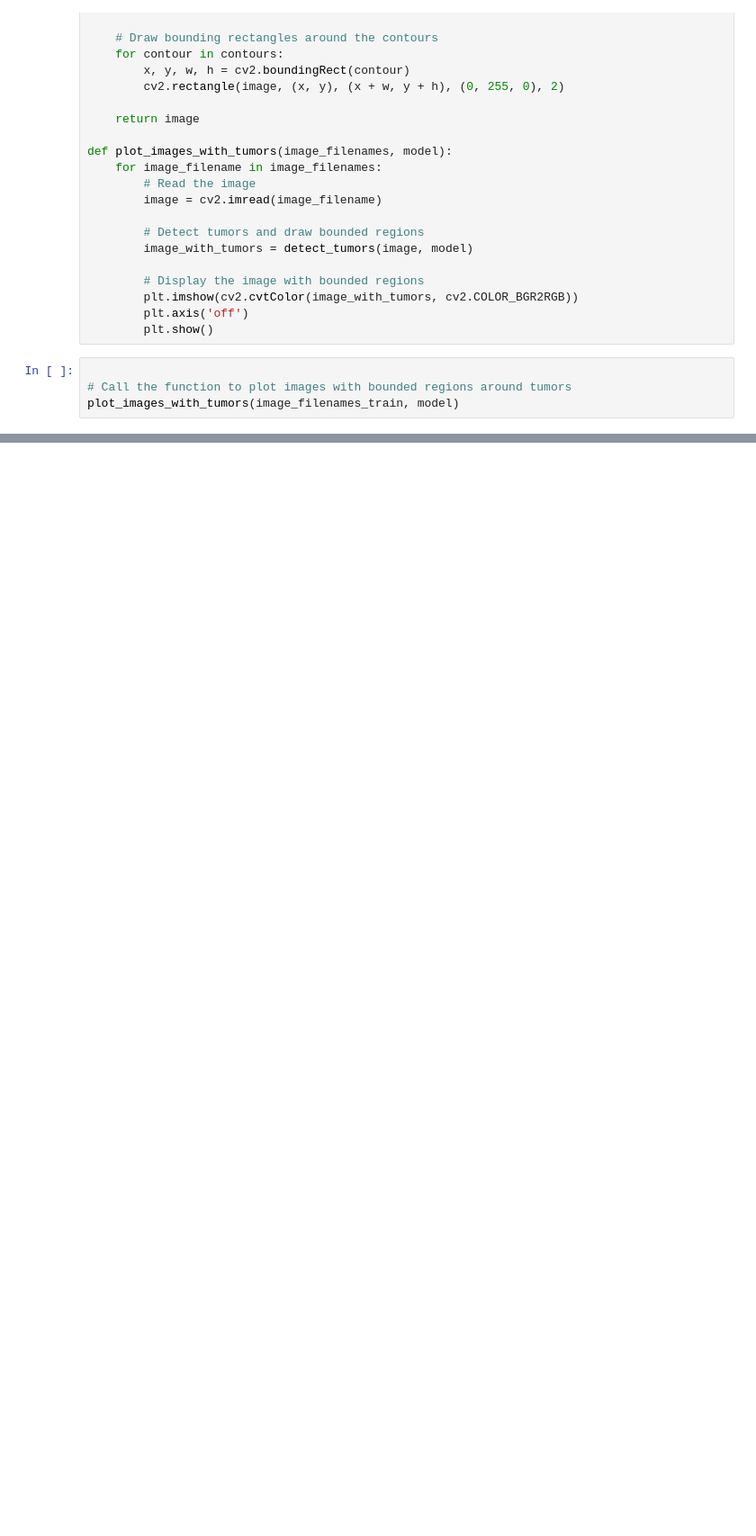
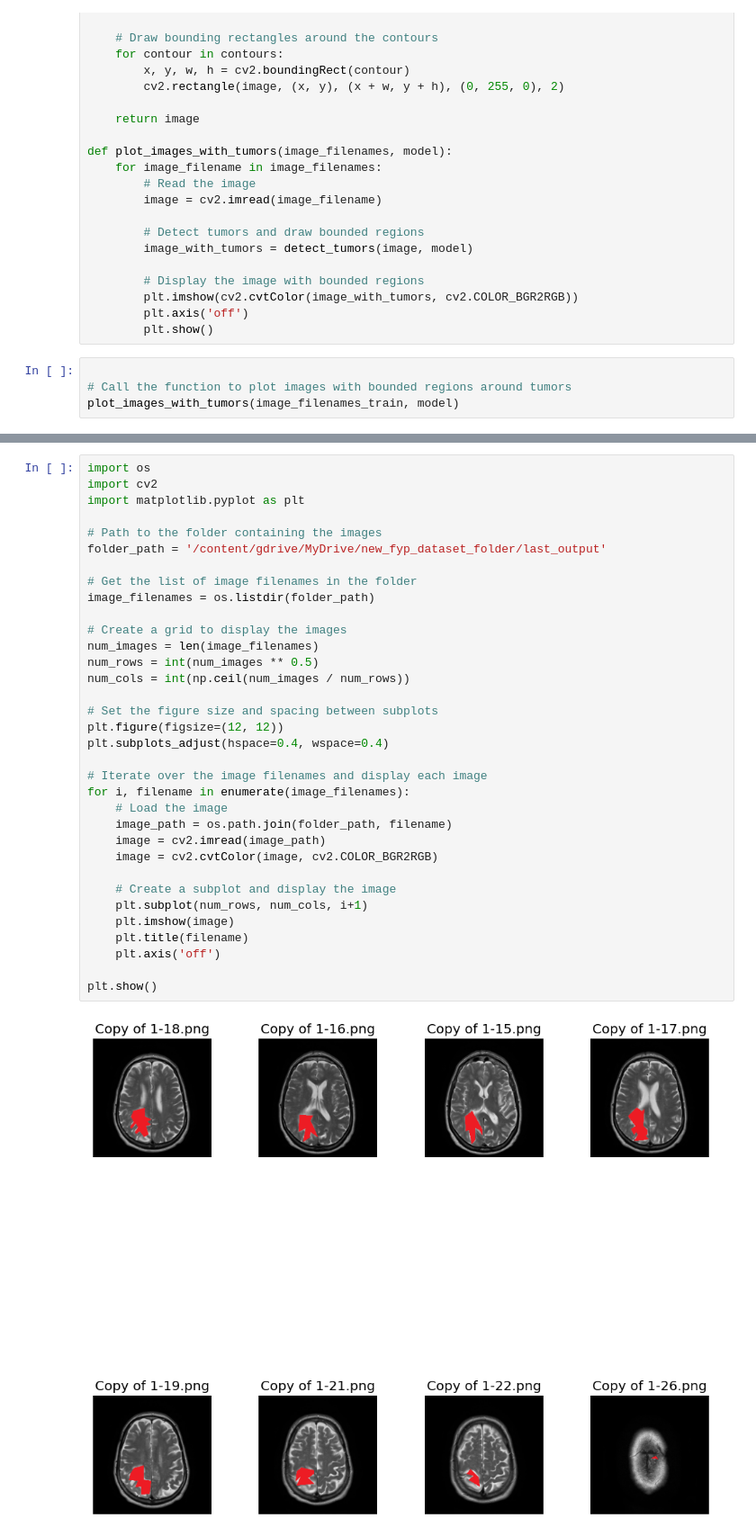
Before and after one commit to ahmadmasood43/Glioblastoma-Detection-and-VR-Conversion, a Jupyter notebook: Brain_Tumor_Segmentation_Unet.ipynb, the cells around one changed output, grey strips where cells are left out. Shown at 90% size. Cells and saved outputs as stored; diff of their text form; blank space fills up the shorter version.

```diff
--- a/Brain_Tumor_Segmentation_Unet.ipynb
+++ b/Brain_Tumor_Segmentation_Unet.ipynb
@@ -332,0 +418,36 @@ plot_images_with_tumors(image_filenames_train, model)
+# %%
+import os
+import cv2
+import matplotlib.pyplot as plt
+
+# Path to the folder containing the images
+folder_path = '/content/gdrive/MyDrive/new_fyp_dataset_folder/last_output'
+
+# Get the list of image filenames in the folder
+image_filenames = os.listdir(folder_path)
+
+# Create a grid to display the images
+num_images = len(image_filenames)
+num_rows = int(num_images ** 0.5)
+num_cols = int(np.ceil(num_images / num_rows))
+
+# Set the figure size and spacing between subplots
+plt.figure(figsize=(12, 12))
+plt.subplots_adjust(hspace=0.4, wspace=0.4)
+
+# Iterate over the image filenames and display each image
+for i, filename in enumerate(image_filenames):
+    # Load the image
+    image_path = os.path.join(folder_path, filename)
+    image = cv2.imread(image_path)
+    image = cv2.cvtColor(image, cv2.COLOR_BGR2RGB)
+
+    # Create a subplot and display the image
+    plt.subplot(num_rows, num_cols, i+1)
+    plt.imshow(image)
+    plt.title(filename)
+    plt.axis('off')
+
+plt.show()
+# %% [output]
+[figure, added]
```
Also changed, not shown: parts of 8 cells of this notebook.
